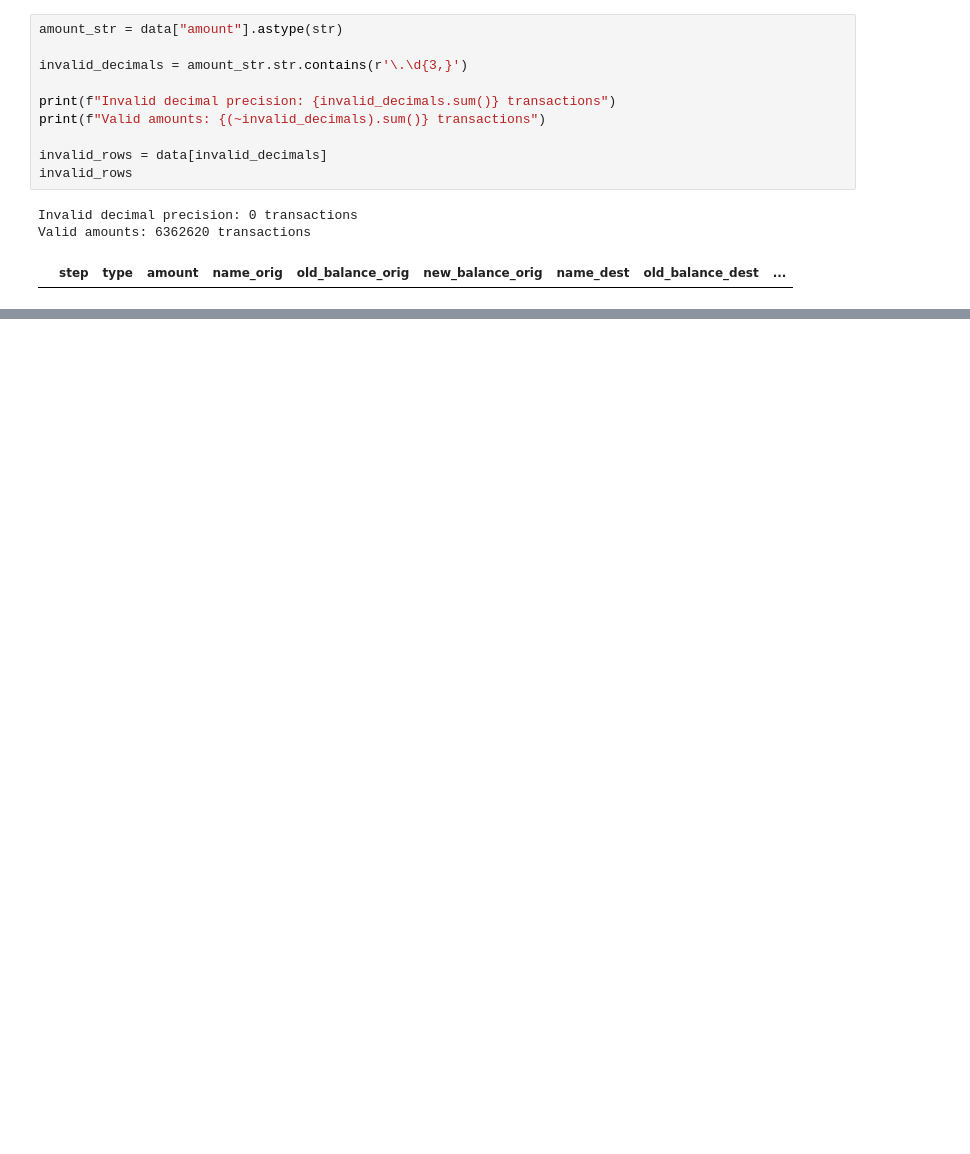
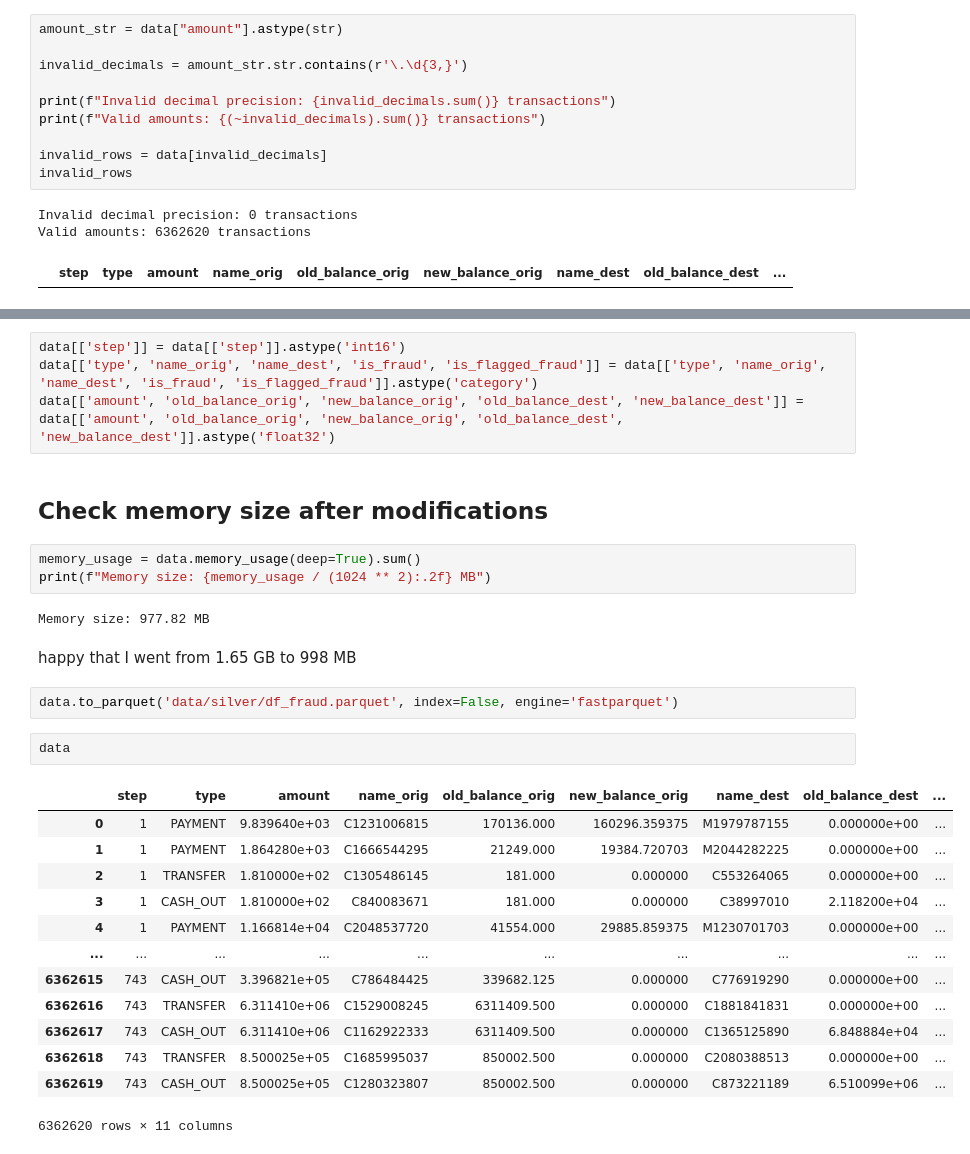
Before and after one commit to amaldu/fraud_detection, a Jupyter notebook: notebooks/00_data_quality.ipynb, the cells around one changed output, grey strips where cells are left out. Cells and saved outputs as stored; diff of their text form; blank space fills up the shorter version.

```diff
--- a/notebooks/00_data_quality.ipynb
+++ b/notebooks/00_data_quality.ipynb
@@ -407,0 +560,31 @@ Transactions with $0 amount but balance changes: 0
+# %%
+data[['step']] = data[['step']].astype('int16')
+data[['type', 'name_orig', 'name_dest', 'is_fraud', 'is_flagged_fraud']] = data[['type', 'name_orig', 'name_dest', 'is_fraud', 'is_flagged_fraud']].astype('category')
+data[['amount', 'old_balance_orig', 'new_balance_orig', 'old_balance_dest', 'new_balance_dest']] = data[['amount', 'old_balance_orig', 'new_balance_orig', 'old_balance_dest', 'new_balance_dest']].astype('float32')
+# %% [markdown]
+## Check memory size after modifications
+# %%
+memory_usage = data.memory_usage(deep=True).sum()
+print(f"Memory size: {memory_usage / (1024 ** 2):.2f} MB")
+# %% [output]
+Memory size: 977.82 MB
+# %% [markdown]
+happy that I went from 1.65 GB to  998 MB
+# %%
+data.to_parquet('data/silver/df_fraud.parquet', index=False, engine='fastparquet')
+# %%
+data
+# %% [output]
+|  | step | type | amount | name_orig | old_balance_orig | new_balance_orig | name_dest | old_balance_dest | ... |
+| 0 | 1 | PAYMENT | 9.839640e+03 | C1231006815 | 170136.000 | 160296.359375 | M1979787155 | 0.000000e+00 | ... |
+| 1 | 1 | PAYMENT | 1.864280e+03 | C1666544295 | 21249.000 | 19384.720703 | M2044282225 | 0.000000e+00 | ... |
+| 2 | 1 | TRANSFER | 1.810000e+02 | C1305486145 | 181.000 | 0.000000 | C553264065 | 0.000000e+00 | ... |
+| 3 | 1 | CASH_OUT | 1.810000e+02 | C840083671 | 181.000 | 0.000000 | C38997010 | 2.118200e+04 | ... |
+| 4 | 1 | PAYMENT | 1.166814e+04 | C2048537720 | 41554.000 | 29885.859375 | M1230701703 | 0.000000e+00 | ... |
+| ... | ... | ... | ... | ... | ... | ... | ... | ... | ... |
+| 6362615 | 743 | CASH_OUT | 3.396821e+05 | C786484425 | 339682.125 | 0.000000 | C776919290 | 0.000000e+00 | ... |
+| 6362616 | 743 | TRANSFER | 6.311410e+06 | C1529008245 | 6311409.500 | 0.000000 | C1881841831 | 0.000000e+00 | ... |
+| 6362617 | 743 | CASH_OUT | 6.311410e+06 | C1162922333 | 6311409.500 | 0.000000 | C1365125890 | 6.848884e+04 | ... |
+| 6362618 | 743 | TRANSFER | 8.500025e+05 | C1685995037 | 850002.500 | 0.000000 | C2080388513 | 0.000000e+00 | ... |
+| 6362619 | 743 | CASH_OUT | 8.500025e+05 | C1280323807 | 850002.500 | 0.000000 | C873221189 | 6.510099e+06 | ... |
+6362620 rows × 11 columns
```
Also changed, not shown: parts of 32 cells of this notebook.
